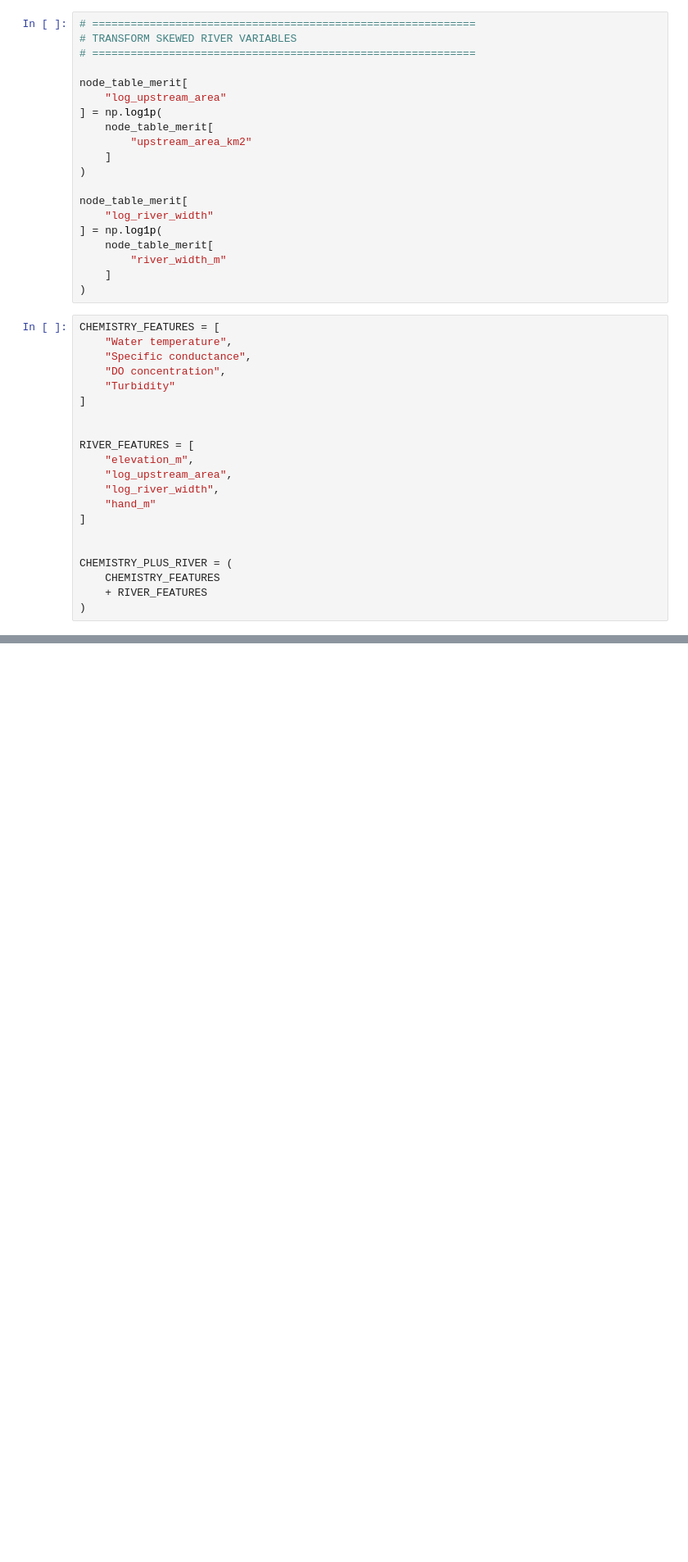
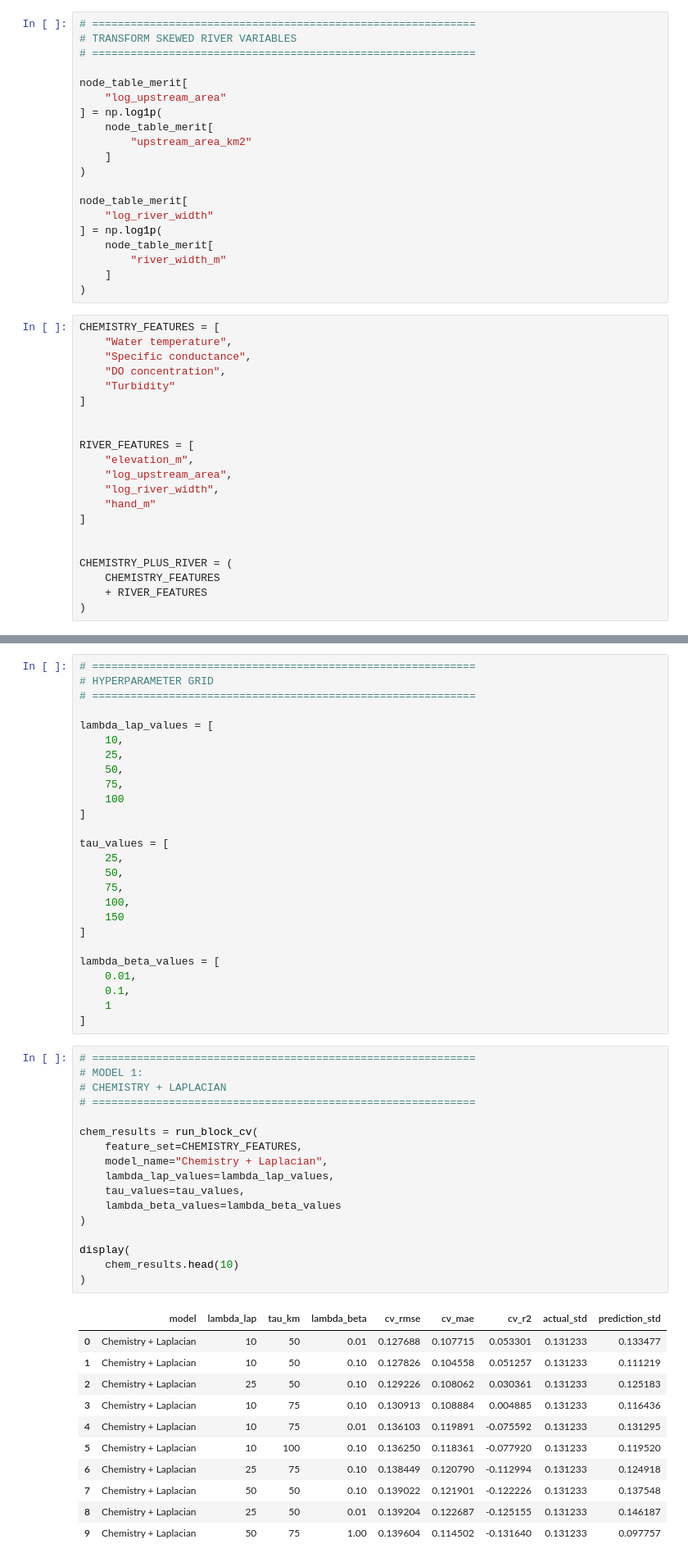
Before and after one commit to andrewc156/rivernets, a Jupyter notebook: graph_linear_regression_laplacian.ipynb, the cells around one changed output, grey strips where cells are left out. Shown at 82% size. Drawn from its saved outputs; the diff is of its cells as text; blank space fills up the shorter version.

```diff
--- a/graph_linear_regression_laplacian.ipynb
+++ b/graph_linear_regression_laplacian.ipynb
@@ -5665,0 +5867,55 @@ CHEMISTRY_PLUS_RIVER = (
+# %%
+# ============================================================
+# HYPERPARAMETER GRID
+# ============================================================
+
+lambda_lap_values = [
+    10,
+    25,
+    50,
+    75,
+    100
+]
+
+tau_values = [
+    25,
+    50,
+    75,
+    100,
+    150
+]
+
+lambda_beta_values = [
+    0.01,
+    0.1,
+    1
+]
+# %%
+# ============================================================
+# MODEL 1:
+# CHEMISTRY + LAPLACIAN
+# ============================================================
+
+chem_results = run_block_cv(
+    feature_set=CHEMISTRY_FEATURES,
+    model_name="Chemistry + Laplacian",
+    lambda_lap_values=lambda_lap_values,
+    tau_values=tau_values,
+    lambda_beta_values=lambda_beta_values
+)
+
+display(
+    chem_results.head(10)
+)
+# %% [output]
+|  | model | lambda_lap | tau_km | lambda_beta | cv_rmse | cv_mae | cv_r2 | actual_std | prediction_std |
+| 0 | Chemistry + Laplacian | 10 | 50 | 0.01 | 0.127688 | 0.107715 | 0.053301 | 0.131233 | 0.133477 |
+| 1 | Chemistry + Laplacian | 10 | 50 | 0.10 | 0.127826 | 0.104558 | 0.051257 | 0.131233 | 0.111219 |
+| 2 | Chemistry + Laplacian | 25 | 50 | 0.10 | 0.129226 | 0.108062 | 0.030361 | 0.131233 | 0.125183 |
+| 3 | Chemistry + Laplacian | 10 | 75 | 0.10 | 0.130913 | 0.108884 | 0.004885 | 0.131233 | 0.116436 |
+| 4 | Chemistry + Laplacian | 10 | 75 | 0.01 | 0.136103 | 0.119891 | -0.075592 | 0.131233 | 0.131295 |
+| 5 | Chemistry + Laplacian | 10 | 100 | 0.10 | 0.136250 | 0.118361 | -0.077920 | 0.131233 | 0.119520 |
+| 6 | Chemistry + Laplacian | 25 | 75 | 0.10 | 0.138449 | 0.120790 | -0.112994 | 0.131233 | 0.124918 |
+| 7 | Chemistry + Laplacian | 50 | 50 | 0.10 | 0.139022 | 0.121901 | -0.122226 | 0.131233 | 0.137548 |
+| 8 | Chemistry + Laplacian | 25 | 50 | 0.01 | 0.139204 | 0.122687 | -0.125155 | 0.131233 | 0.146187 |
+| 9 | Chemistry + Laplacian | 50 | 75 | 1.00 | 0.139604 | 0.114502 | -0.131640 | 0.131233 | 0.097757 |
```
Also changed, not shown: parts of 50 cells of this notebook, 5 other files.
